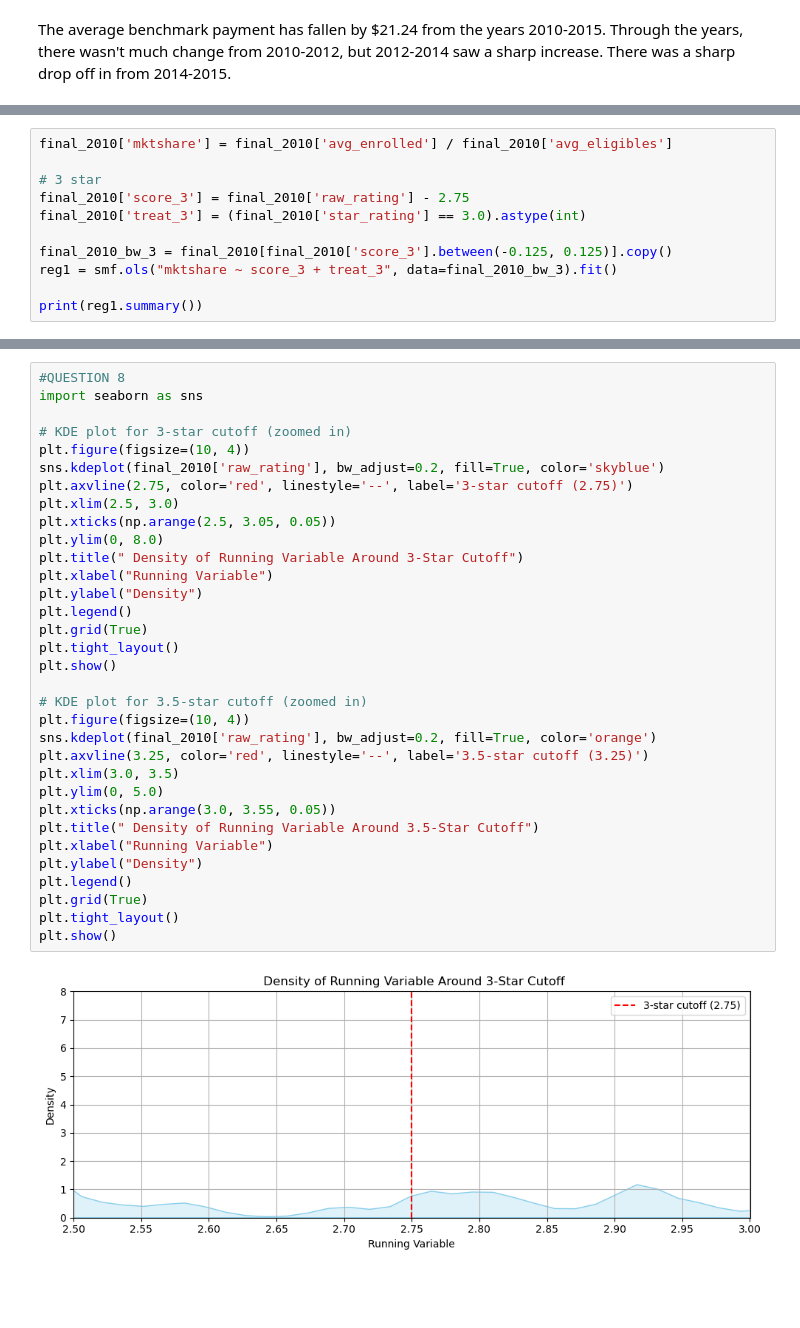
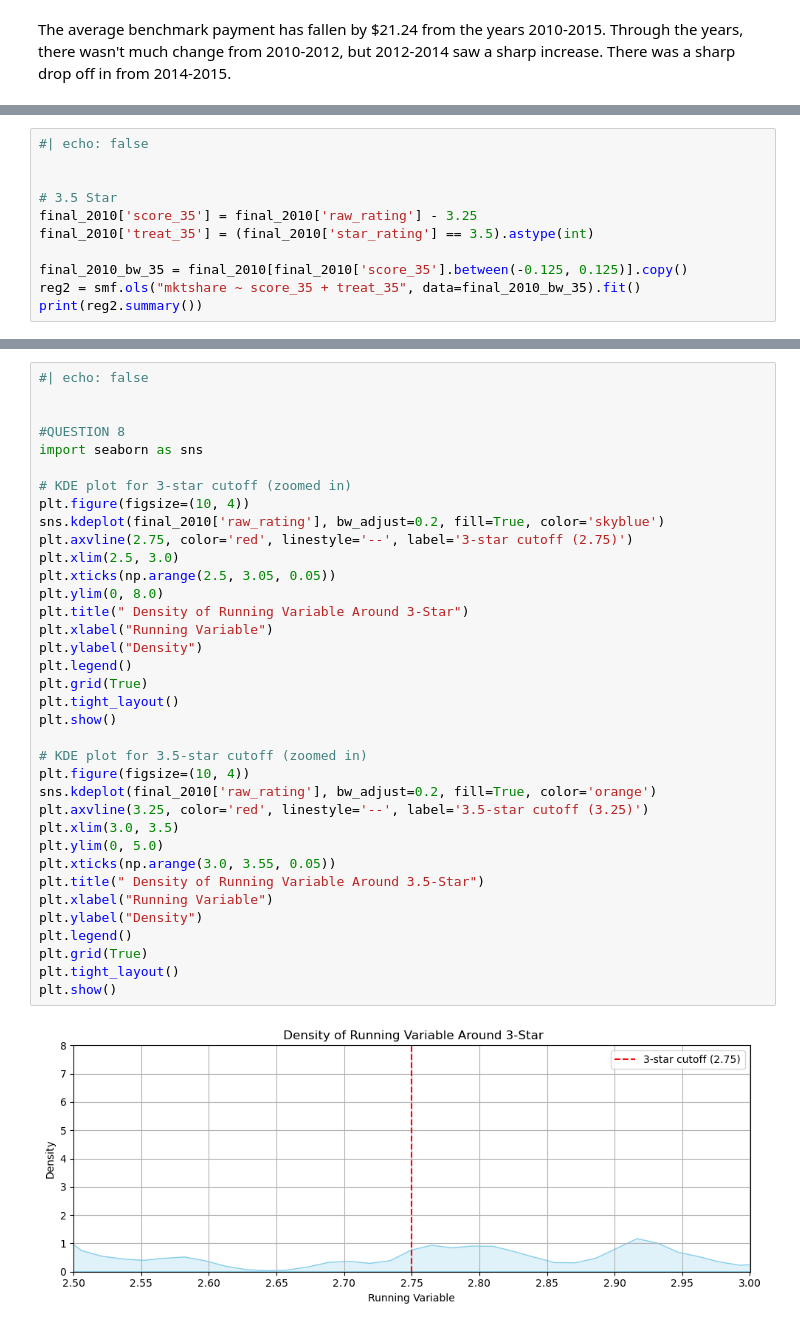
Before and after one commit to avanthp/Homework4, a Jupyter notebook: Submission3/Analysis/HWK4-3.ipynb, the cells around one changed output, grey strips where cells are left out. Drawn from its saved outputs; the diff is of its cells as text; blank space fills up the shorter version.

```diff
--- a/Submission3/Analysis/HWK4-3.ipynb
+++ b/Submission3/Analysis/HWK4-3.ipynb
@@ -259,16 +281,16 @@ Covariance Type:            nonrobust
 Notes:
 [1] Standard Errors assume that the covariance matrix of the errors is correctly specified.
 # %%
-final_2010['mktshare'] = final_2010['avg_enrolled'] / final_2010['avg_eligibles']
+#| echo: false
 
-# 3 star
-final_2010['score_3'] = final_2010['raw_rating'] - 2.75
-final_2010['treat_3'] = (final_2010['star_rating'] == 3.0).astype(int)
 
-final_2010_bw_3 = final_2010[final_2010['score_3'].between(-0.125, 0.125)].copy()
-reg1 = smf.ols("mktshare ~ score_3 + treat_3", data=final_2010_bw_3).fit()
+# 3.5 Star
+final_2010['score_35'] = final_2010['raw_rating'] - 3.25
+final_2010['treat_35'] = (final_2010['star_rating'] == 3.5).astype(int)
 
-print(reg1.summary())
+final_2010_bw_35 = final_2010[final_2010['score_35'].between(-0.125, 0.125)].copy()
+reg2 = smf.ols("mktshare ~ score_35 + treat_35", data=final_2010_bw_35).fit()
+print(reg2.summary())
 # %% [output]
                             OLS Regression Results
 ==============================================================================
@@ -428,35 +437,38 @@ plt.show()
 # %%
+#| echo: false
+
+
 #QUESTION 8
 import seaborn as sns
 
 # KDE plot for 3-star cutoff (zoomed in)
 plt.figure(figsize=(10, 4))
 sns.kdeplot(final_2010['raw_rating'], bw_adjust=0.2, fill=True, color='skyblue')
 plt.axvline(2.75, color='red', linestyle='--', label='3-star cutoff (2.75)')
 plt.xlim(2.5, 3.0)
 plt.xticks(np.arange(2.5, 3.05, 0.05))
 plt.ylim(0, 8.0)
-plt.title(" Density of Running Variable Around 3-Star Cutoff")
+plt.title(" Density of Running Variable Around 3-Star")
 plt.xlabel("Running Variable")
 plt.ylabel("Density")
 plt.legend()
 plt.grid(True)
 plt.tight_layout()
 plt.show()
 
 # KDE plot for 3.5-star cutoff (zoomed in)
 plt.figure(figsize=(10, 4))
 sns.kdeplot(final_2010['raw_rating'], bw_adjust=0.2, fill=True, color='orange')
 plt.axvline(3.25, color='red', linestyle='--', label='3.5-star cutoff (3.25)')
 plt.xlim(3.0, 3.5)
 plt.ylim(0, 5.0)
 plt.xticks(np.arange(3.0, 3.55, 0.05))
-plt.title(" Density of Running Variable Around 3.5-Star Cutoff")
+plt.title(" Density of Running Variable Around 3.5-Star")
 plt.xlabel("Running Variable")
 plt.ylabel("Density")
 plt.legend()
 plt.grid(True)
 plt.tight_layout()
 plt.show()
 # %% [output]
-[figure, old version]
+[figure, new version]
```
Also changed, not shown: parts of 29 cells of this notebook, 4 other files.
